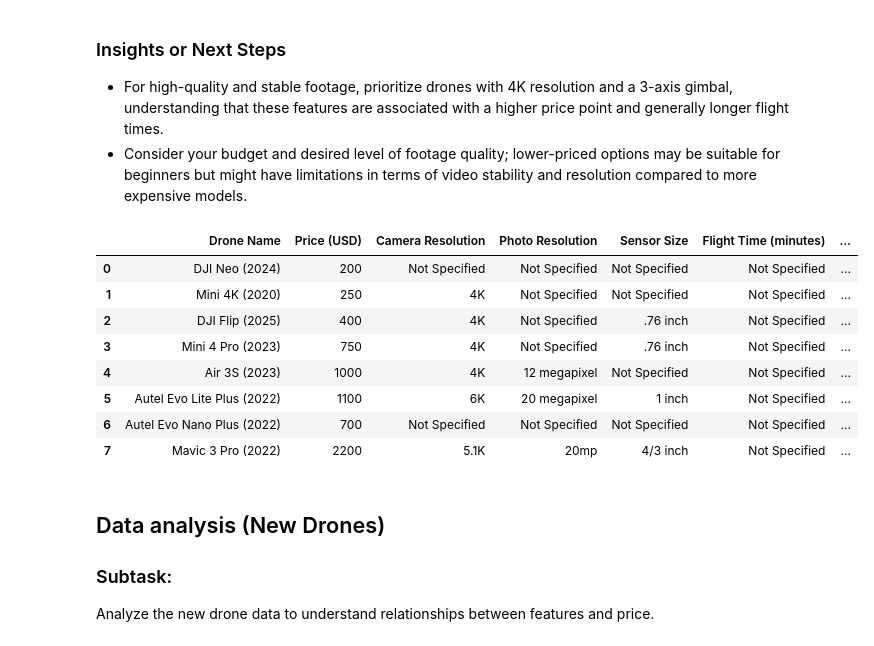
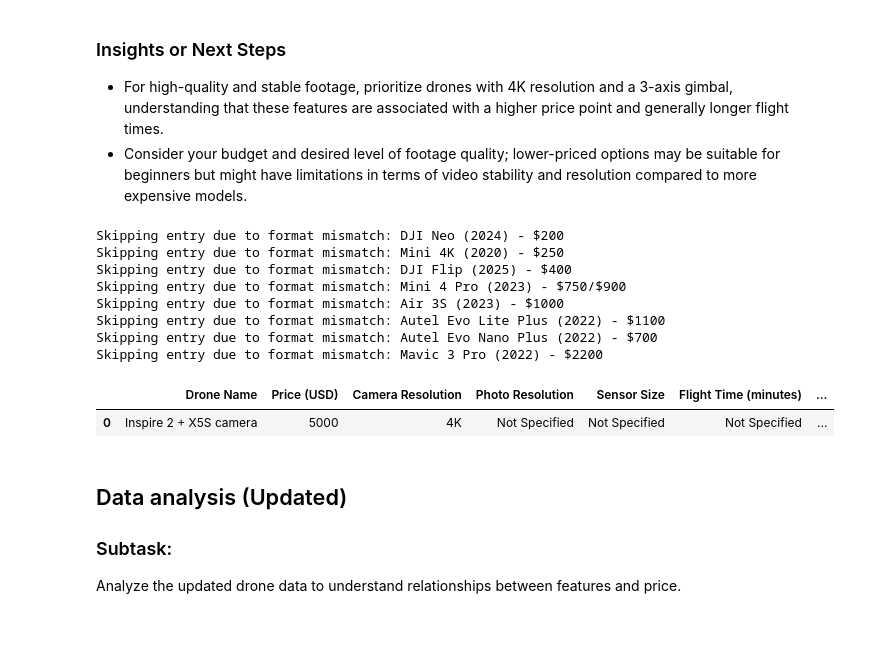
Before and after one commit to LeonAmbroseJr/-LeonAmbrose-github.io, a Jupyter notebook: drones22.ipynb, the cells around one changed output. Cells and saved outputs as stored; diff of their text form; code cells hidden in the pictures.

```diff
--- a/drones22.ipynb
+++ b/drones22.ipynb
@@ -876,6 +876,11 @@ NO
 
 Mavic 3 Pro (2022) - $2200
 4/3 inch Sensor, 5.1K footage, 20mp photos. Long flight time. Get the normal version not the $4000 Cine version if you don't know wh
+
+Inspire 2 + X5S camera - $5000+ Used
+Shoots 6K RAW Video (literally filming in RAW photos)
+5.2K 422 Prores and 4K Proress 4444 incase you know what that all means. Cinema formats but such a pain to lug around, and the noise is a lot. It's more like a once in a while, Ace in the hole to blow something out the water or shoot Stock Footage and practice cinematography. Interchangeable lenses are really nice too.
+
 """
 
 # Split the text into individual drone entries
@@ -889,18 +894,18 @@ for entry in drone_entries:
         continue
 
     # Extract Name and Price
-    name_price_match = re.match(r'(.+) \((\d{4})\) - \$([\d/,]+)', lines[0])
+    name_price_match = re.match(r'(.+) - \$([\d/,]+)\+? Used?', lines[0]) # Added +? and Used? to handle the new entry format
     if name_price_match:
         drone_name = name_price_match.group(1).strip()
-        year = name_price_match.group(2)
-        price_str = name_price_match.group(3)
+        price_str = name_price_match.group(2)
         # Handle price ranges like $750/$900, take the higher price
         # Add a check to ensure the part after the split is not empty
         price_parts = price_str.split('/')
         if price_parts[-1]: # Check if the last part is not empty
-             price = int(price_parts[-1])
+             # Handle commas in price string
+             price = int(price_parts[-1].replace(',', ''))
         elif price_parts[0]: # If the last part is empty, try the first part
-             price = int(price_parts[0])
+             price = int(price_parts[0].replace(',', ''))
         else:
              # If both parts are empty, skip this entry or handle as an error
              print(f"Skipping entry due to invalid price format: {lines[0]}")
@@ -939,45 +944,46 @@ for entry in drone_entries:
 
         # Extract Photo Resolution (simplified extraction)
         photo_resolution = "Not Specified"
         photo_match = re.search(r'(\d+ megapixel) photos', features, re.IGNORECASE)
         if photo_match:
              photo_resolution = photo_match.group(1).strip()
         elif "20mp photos" in features:
              photo_resolution = "20mp" # Handle 20mp shorthand
 
         drones_list.append({
-            'Drone Name': f"{drone_name} ({year})", # Include year in name for clarity
+            'Drone Name': drone_name,
             'Price (USD)': price,
             'Camera Resolution': camera_resolution,
             'Photo Resolution': photo_resolution,
             'Sensor Size': sensor_size,
             'Flight Time (minutes)': flight_time,
             'Gimbal Type': gimbal_type,
             'Other Features': features.strip()
         })
     else:
         # Handle entries that don't match the expected format
         print(f"Skipping entry due to format mismatch: {lines[0]}")
 
 
 # Convert the list of dictionaries into a pandas DataFrame
 df_new_drones = pd.DataFrame(drones_list)
 
 # Display the DataFrame
 display(df_new_drones)
 # %% [output]
+Skipping entry due to format mismatch: DJI Neo (2024) - $200
+Skipping entry due to format mismatch: Mini 4K (2020) - $250
+Skipping entry due to format mismatch: DJI Flip (2025) - $400
+Skipping entry due to format mismatch: Mini 4 Pro (2023) - $750/$900
+Skipping entry due to format mismatch: Air 3S (2023) - $1000
+Skipping entry due to format mismatch: Autel Evo Lite Plus (2022) - $1100
+Skipping entry due to format mismatch: Autel Evo Nano Plus (2022) - $700
+Skipping entry due to format mismatch: Mavic 3 Pro (2022) - $2200
 |  | Drone Name | Price (USD) | Camera Resolution | Photo Resolution | Sensor Size | Flight Time (minutes) | ... |
-| 0 | DJI Neo (2024) | 200 | Not Specified | Not Specified | Not Specified | Not Specified | ... |
-| 1 | Mini 4K (2020) | 250 | 4K | Not Specified | Not Specified | Not Specified | ... |
-| 2 | DJI Flip (2025) | 400 | 4K | Not Specified | .76 inch | Not Specified | ... |
-| 3 | Mini 4 Pro (2023) | 750 | 4K | Not Specified | .76 inch | Not Specified | ... |
-| 4 | Air 3S (2023) | 1000 | 4K | 12 megapixel | Not Specified | Not Specified | ... |
-| 5 | Autel Evo Lite Plus (2022) | 1100 | 6K | 20 megapixel | 1 inch | Not Specified | ... |
-| 6 | Autel Evo Nano Plus (2022) | 700 | Not Specified | Not Specified | Not Specified | Not Specified | ... |
-| 7 | Mavic 3 Pro (2022) | 2200 | 5.1K | 20mp | 4/3 inch | Not Specified | ... |
+| 0 | Inspire 2 + X5S camera | 5000 | 4K | Not Specified | Not Specified | Not Specified | ... |
 # %% [markdown]
-## Data analysis (New Drones)
+## Data analysis (Updated)
 
 ### Subtask:
-Analyze the new drone data to understand relationships between features and price.
+Analyze the updated drone data to understand relationships between features and price.
 # %%
```
Also changed, not shown: parts of 5 cells of this notebook.
